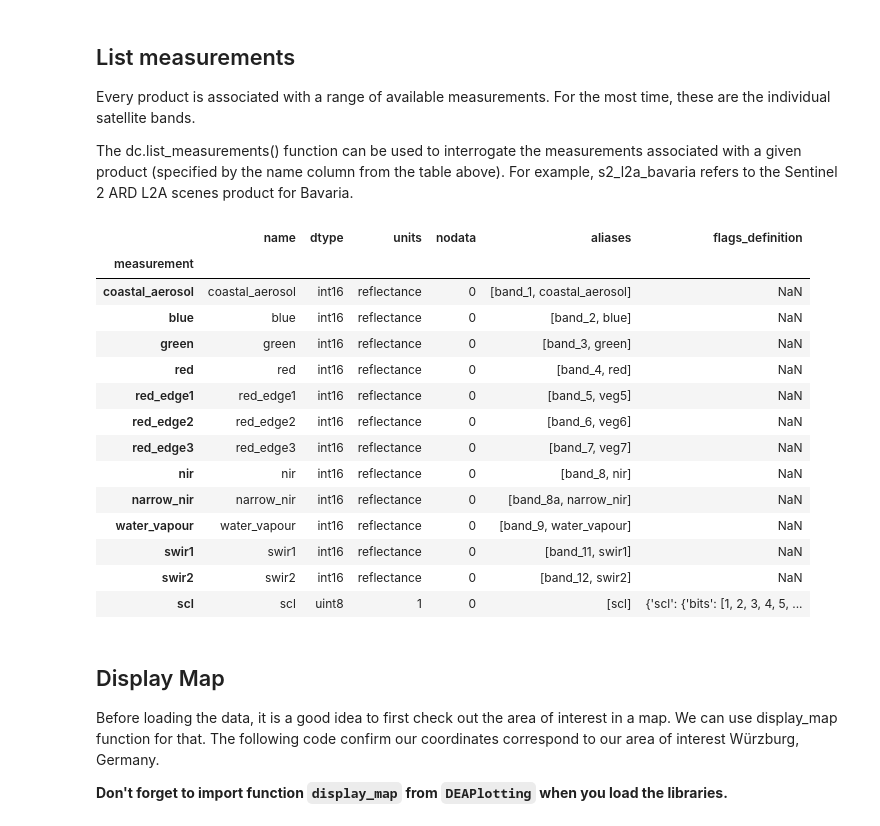
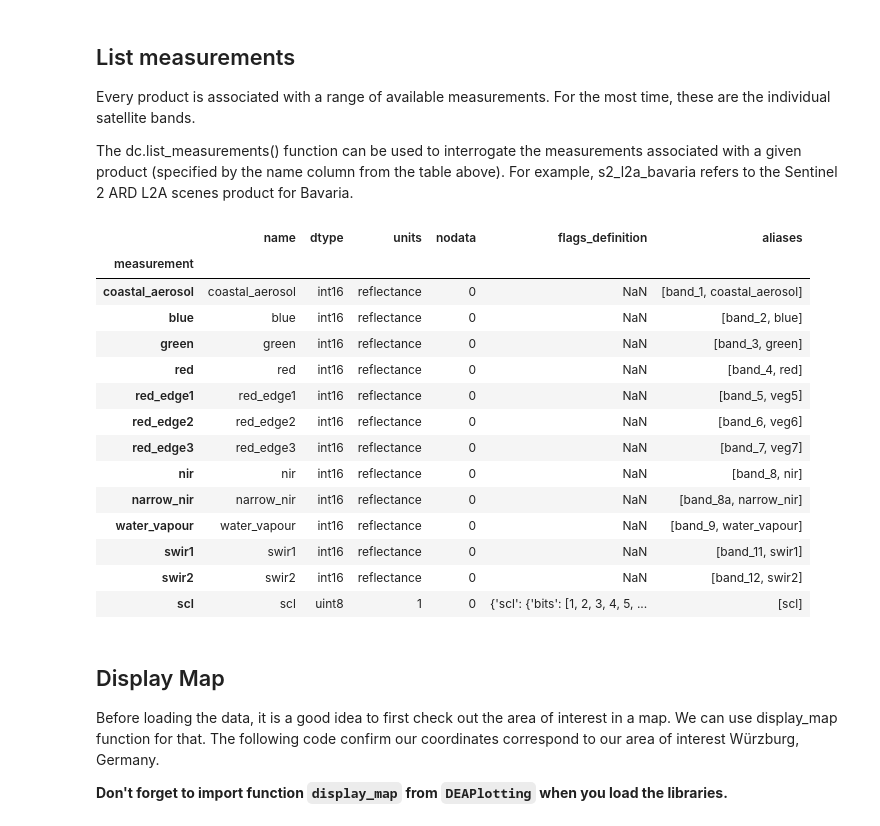
Before and after one commit to eo2cube/eo2cube_notebooks, a Jupyter notebook: get_started/intro_to_eo2cube/03_data_lookup_and_loading.ipynb, the cells around one changed output. Cells and saved outputs as stored; diff of their text form; code cells hidden in the pictures.

```diff
--- a/get_started/intro_to_eo2cube/03_data_lookup_and_loading.ipynb
+++ b/get_started/intro_to_eo2cube/03_data_lookup_and_loading.ipynb
@@ -80,26 +68,27 @@ Every product is associated with a range of available measurements. For the most
 
 The dc.list_measurements() function can be used to interrogate the measurements associated with a given product (specified by the name column from the table above). For example, s2_l2a_bavaria refers to the Sentinel 2 ARD L2A scenes product for Bavaria.
 # %%
-product = "s2_l2a_bavaria"
+product = "s2_l2a_namibia"
+#product = "s2_l2a_bavaria"
 
 measurements = dc.list_measurements()
 measurements.loc[product]
 # %% [output]
-|  | name | dtype | units | nodata | aliases | flags_definition |
+|  | name | dtype | units | nodata | flags_definition | aliases |
 | measurement |  |  |  |  |  |  |
-| coastal_aerosol | coastal_aerosol | int16 | reflectance | 0 | [band_1, coastal_aerosol] | NaN |
-| blue | blue | int16 | reflectance | 0 | [band_2, blue] | NaN |
-| green | green | int16 | reflectance | 0 | [band_3, green] | NaN |
-| red | red | int16 | reflectance | 0 | [band_4, red] | NaN |
-| red_edge1 | red_edge1 | int16 | reflectance | 0 | [band_5, veg5] | NaN |
-| red_edge2 | red_edge2 | int16 | reflectance | 0 | [band_6, veg6] | NaN |
-| red_edge3 | red_edge3 | int16 | reflectance | 0 | [band_7, veg7] | NaN |
-| nir | nir | int16 | reflectance | 0 | [band_8, nir] | NaN |
-| narrow_nir | narrow_nir | int16 | reflectance | 0 | [band_8a, narrow_nir] | NaN |
-| water_vapour | water_vapour | int16 | reflectance | 0 | [band_9, water_vapour] | NaN |
-| swir1 | swir1 | int16 | reflectance | 0 | [band_11, swir1] | NaN |
-| swir2 | swir2 | int16 | reflectance | 0 | [band_12, swir2] | NaN |
-| scl | scl | uint8 | 1 | 0 | [scl] | {'scl': {'bits': [1, 2, 3, 4, 5, ... |
+| coastal_aerosol | coastal_aerosol | int16 | reflectance | 0 | NaN | [band_1, coastal_aerosol] |
+| blue | blue | int16 | reflectance | 0 | NaN | [band_2, blue] |
+| green | green | int16 | reflectance | 0 | NaN | [band_3, green] |
+| red | red | int16 | reflectance | 0 | NaN | [band_4, red] |
+| red_edge1 | red_edge1 | int16 | reflectance | 0 | NaN | [band_5, veg5] |
+| red_edge2 | red_edge2 | int16 | reflectance | 0 | NaN | [band_6, veg6] |
+| red_edge3 | red_edge3 | int16 | reflectance | 0 | NaN | [band_7, veg7] |
+| nir | nir | int16 | reflectance | 0 | NaN | [band_8, nir] |
+| narrow_nir | narrow_nir | int16 | reflectance | 0 | NaN | [band_8a, narrow_nir] |
+| water_vapour | water_vapour | int16 | reflectance | 0 | NaN | [band_9, water_vapour] |
+| swir1 | swir1 | int16 | reflectance | 0 | NaN | [band_11, swir1] |
+| swir2 | swir2 | int16 | reflectance | 0 | NaN | [band_12, swir2] |
+| scl | scl | uint8 | 1 | 0 | {'scl': {'bits': [1, 2, 3, 4, 5, ... | [scl] |
 # %% [markdown]
 ## Display Map
 Before loading the data, it is a good idea to first check out the area of interest in a map. We can use display_map function for that. The following code confirm our coordinates correspond to our area of interest Würzburg, Germany.
```
Also changed, not shown: parts of 9 cells of this notebook, 1 other file.
